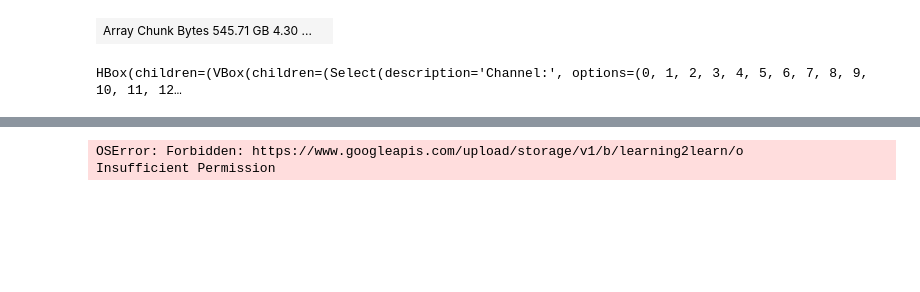
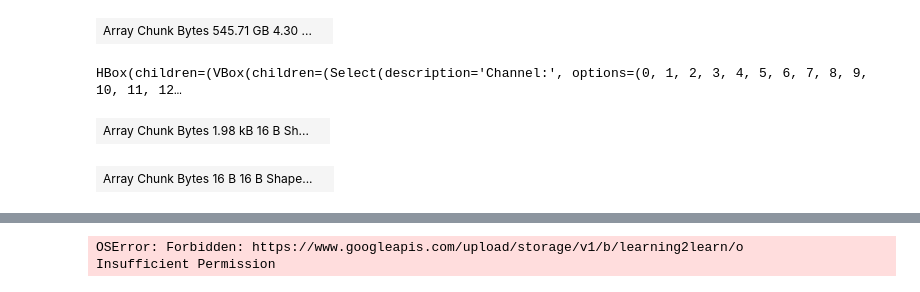
Before and after one commit to learning-2-learn/hdf5zarr-experiments, a Jupyter notebook: zarr2nwb.ipynb, the cells around one changed output, grey strips where cells are left out. Cells and saved outputs as stored; diff of their text form; code cells hidden in the pictures; blank space fills up the shorter version.

```diff
--- a/zarr2nwb.ipynb
+++ b/zarr2nwb.ipynb
@@ -219,3 +239,10 @@ out = widgets.interactive_output(f, {'chan': chan, 'time': time, 'time_d': time_
 widgets.HBox([widgets.VBox([chan, time, time_d]), out])
 # %% [output]
 HBox(children=(VBox(children=(Select(description='Channel:', options=(0, 1, 2, 3, 4, 5, 6, 7, 8, 9, 10, 11, 12…
+# %%
+morlet_mean = da.mean(morlet_arr, axis=-1)
+morlet_std = da.std(morlet_arr, axis=-1)
+# %%
+morlet_mean
+# %% [output]
+| Array Chunk Bytes 1.98 kB 16 B Sh... |  |
@@ -221,0 +251,4 @@ HBox(children=(VBox(children=(Select(description='Channel:', options=(0, 1, 2, 3
+# %%
+mean_chan
+# %% [output]
+| Array Chunk Bytes 16 B 16 B Shape... |  |
```
Also changed, not shown: parts of 38 cells of this notebook.
